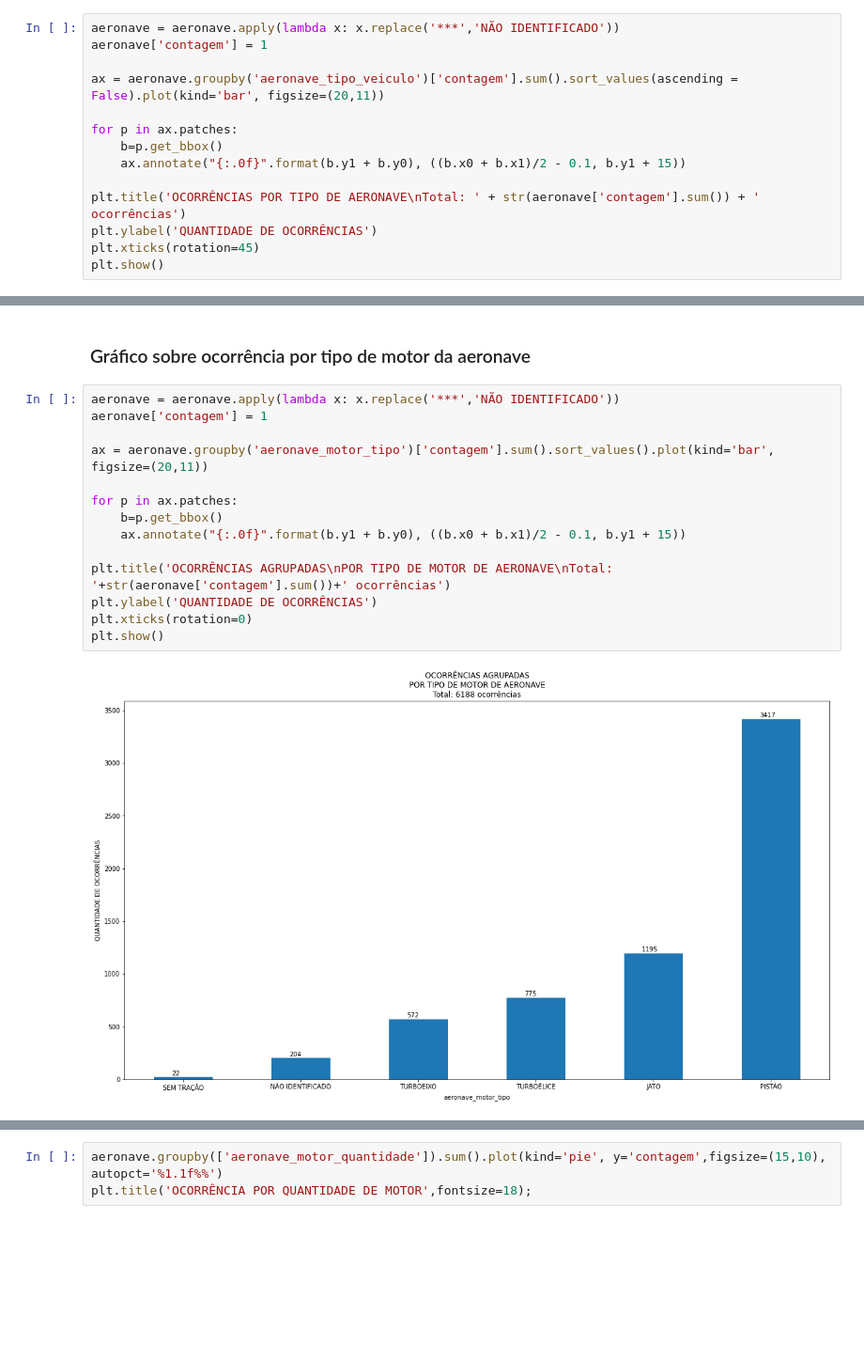
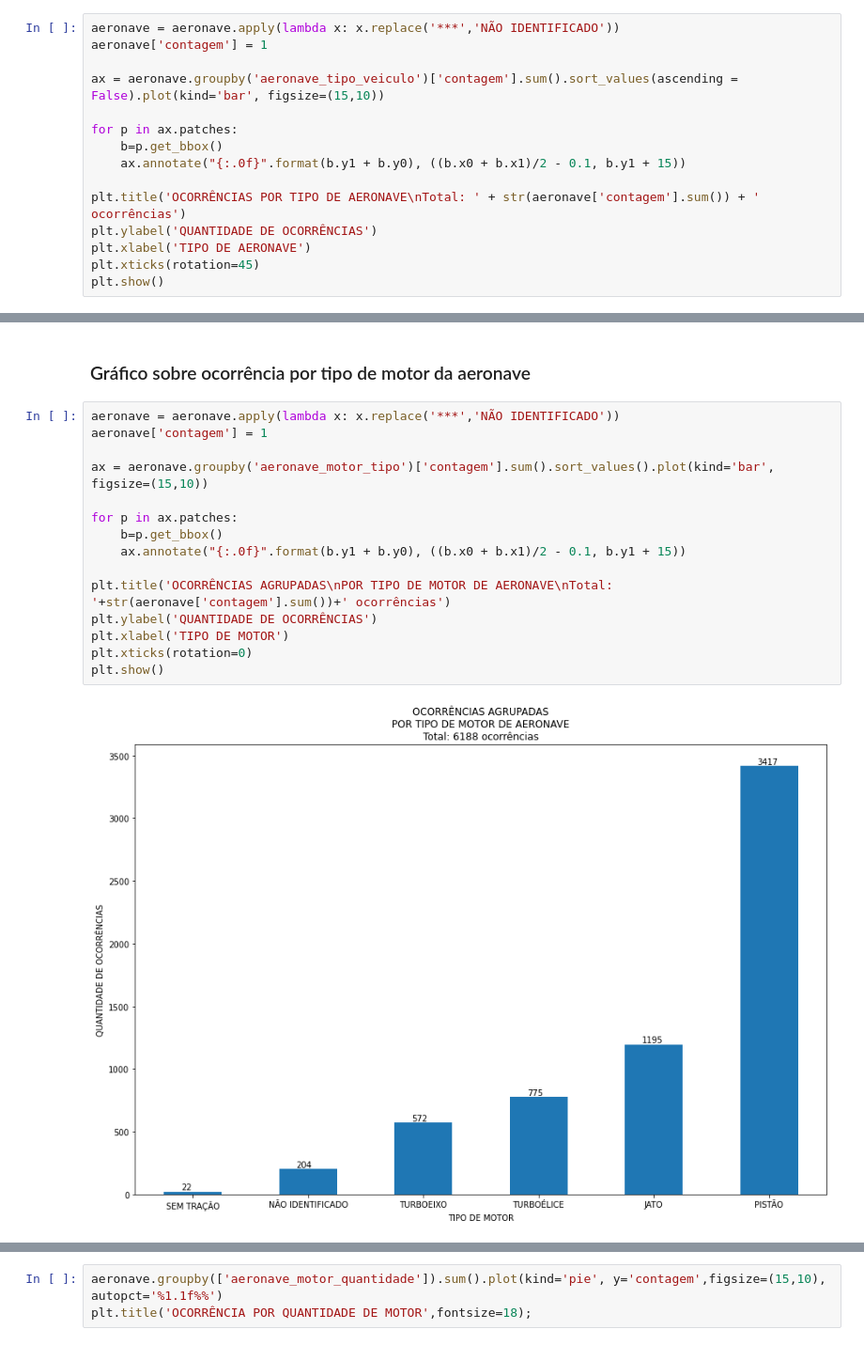
Before and after one commit to Deployando/estudo_ocorrencias_aeronauticas_cenipa, a Jupyter notebook: analise.ipynb, the cells around one changed output, grey strips where cells are left out. Shown at 94% size. Drawn from its saved outputs; the diff is of its cells as text; blank space fills up the shorter version.

```diff
--- a/analise.ipynb
+++ b/analise.ipynb
@@ -110,7 +111,7 @@ plt.show()
 aeronave = aeronave.apply(lambda x: x.replace('***','NÃO IDENTIFICADO'))
 aeronave['contagem'] = 1
 
-ax = aeronave.groupby('aeronave_tipo_veiculo')['contagem'].sum().sort_values(ascending = False).plot(kind='bar', figsize=(20,11))
+ax = aeronave.groupby('aeronave_tipo_veiculo')['contagem'].sum().sort_values(ascending = False).plot(kind='bar', figsize=(15,10))
 
 for p in ax.patches:
     b=p.get_bbox()
@@ -118,6 +119,7 @@ for p in ax.patches:
 
 plt.title('OCORRÊNCIAS POR TIPO DE AERONAVE\nTotal: ' + str(aeronave['contagem'].sum()) + ' ocorrências')
 plt.ylabel('QUANTIDADE DE OCORRÊNCIAS')
+plt.xlabel('TIPO DE AERONAVE')
 plt.xticks(rotation=45)
 plt.show()
 # %% [output]
@@ -129,17 +131,18 @@ plt.show()
 # %%
 aeronave = aeronave.apply(lambda x: x.replace('***','NÃO IDENTIFICADO'))
 aeronave['contagem'] = 1
 
-ax = aeronave.groupby('aeronave_motor_tipo')['contagem'].sum().sort_values().plot(kind='bar', figsize=(20,11))
+ax = aeronave.groupby('aeronave_motor_tipo')['contagem'].sum().sort_values().plot(kind='bar', figsize=(15,10))
 
 for p in ax.patches:
     b=p.get_bbox()
     ax.annotate("{:.0f}".format(b.y1 + b.y0), ((b.x0 + b.x1)/2 - 0.1, b.y1 + 15))
 
 plt.title('OCORRÊNCIAS AGRUPADAS\nPOR TIPO DE MOTOR DE AERONAVE\nTotal: '+str(aeronave['contagem'].sum())+' ocorrências')
 plt.ylabel('QUANTIDADE DE OCORRÊNCIAS')
+plt.xlabel('TIPO DE MOTOR')
 plt.xticks(rotation=0)
 plt.show()
 # %% [output]
-[figure, old version]
+[figure, new version]
 # %% [markdown]
```
Also changed, not shown: parts of 17 cells of this notebook.
